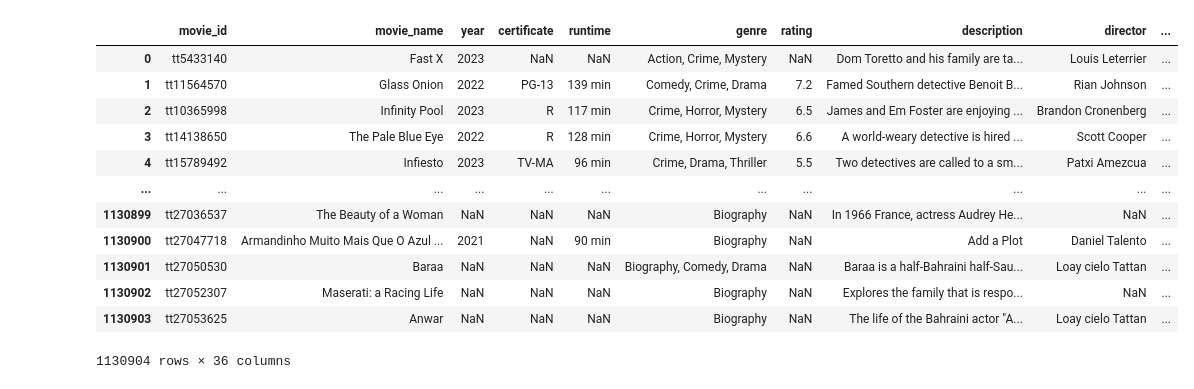
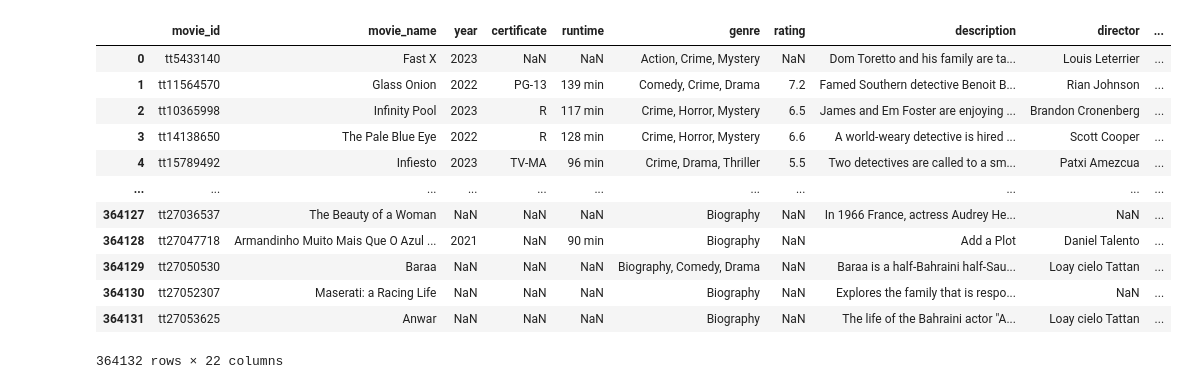
Before and after one commit to eliza0101/Project-1, a Jupyter notebook: movie_data_based_genre.ipynb, the cells around one changed output. Cells and saved outputs as stored; diff of their text form; code cells hidden in the pictures.

```diff
--- a/movie_data_based_genre.ipynb
+++ b/movie_data_based_genre.ipynb
@@ -4,40 +4,40 @@ from pathlib import Path
 import os
 # %%
 # Directory containing all need csv files
-directory = '/Users/mac/CLASS/Project-1/Movie_Datasets'
+directory = '/Users/mac/CLASS/Project-1/genre_movies'
 # %%
 # A list to contain all the dataframes
 dfs = []
 # %%
 
 
 # Loop through all the files in directory
 for filename in os.listdir(directory):
     if filename.endswith(".csv"):
         filepath = os.path.join(directory, filename)
 
         # Read csv file into a DataFrame
         df = pd.read_csv(filepath)
 
         # Append DF to list
         dfs.append(df)
 
 # Concatenate all DFs into a single DF
-combined_df = pd.concat(dfs, ignore_index=True)
+IMDb_Movie_Dataset_df = pd.concat(dfs, ignore_index=True)
 
 # Print combined DataFrame
-combined_df
+IMDb_Movie_Dataset_df
 # %% [output]
 |  | movie_id | movie_name | year | certificate | runtime | genre | rating | description | director | ... |
 | 0 | tt5433140 | Fast X | 2023 | NaN | NaN | Action, Crime, Mystery | NaN | Dom Toretto and his family are ta... | Louis Leterrier | ... |
 | 1 | tt11564570 | Glass Onion | 2022 | PG-13 | 139 min | Comedy, Crime, Drama | 7.2 | Famed Southern detective Benoit B... | Rian Johnson | ... |
 | 2 | tt10365998 | Infinity Pool | 2023 | R | 117 min | Crime, Horror, Mystery | 6.5 | James and Em Foster are enjoying ... | Brandon Cronenberg | ... |
 | 3 | tt14138650 | The Pale Blue Eye | 2022 | R | 128 min | Crime, Horror, Mystery | 6.6 | A world-weary detective is hired ... | Scott Cooper | ... |
 | 4 | tt15789492 | Infiesto | 2023 | TV-MA | 96 min | Crime, Drama, Thriller | 5.5 | Two detectives are called to a sm... | Patxi Amezcua | ... |
 | ... | ... | ... | ... | ... | ... | ... | ... | ... | ... | ... |
-| 1130899 | tt27036537 | The Beauty of a Woman | NaN | NaN | NaN | Biography | NaN | In 1966 France, actress Audrey He... | NaN | ... |
-| 1130900 | tt27047718 | Armandinho Muito Mais Que O Azul ... | 2021 | NaN | 90 min | Biography | NaN | Add a Plot | Daniel Talento | ... |
-| 1130901 | tt27050530 | Baraa | NaN | NaN | NaN | Biography, Comedy, Drama | NaN | Baraa is a half-Bahraini half-Sau... | Loay cielo Tattan | ... |
-| 1130902 | tt27052307 | Maserati: a Racing Life | NaN | NaN | NaN | Biography | NaN | Explores the family that is respo... | NaN | ... |
-| 1130903 | tt27053625 | Anwar | NaN | NaN | NaN | Biography | NaN | The life of the Bahraini actor "A... | Loay cielo Tattan | ... |
+| 364127 | tt27036537 | The Beauty of a Woman | NaN | NaN | NaN | Biography | NaN | In 1966 France, actress Audrey He... | NaN | ... |
+| 364128 | tt27047718 | Armandinho Muito Mais Que O Azul ... | 2021 | NaN | 90 min | Biography | NaN | Add a Plot | Daniel Talento | ... |
+| 364129 | tt27050530 | Baraa | NaN | NaN | NaN | Biography, Comedy, Drama | NaN | Baraa is a half-Bahraini half-Sau... | Loay cielo Tattan | ... |
+| 364130 | tt27052307 | Maserati: a Racing Life | NaN | NaN | NaN | Biography | NaN | Explores the family that is respo... | NaN | ... |
+| 364131 | tt27053625 | Anwar | NaN | NaN | NaN | Biography | NaN | The life of the Bahraini actor "A... | Loay cielo Tattan | ... |
-1130904 rows × 36 columns
+364132 rows × 22 columns
```
Also changed, not shown: parts of 21 cells of this notebook.
